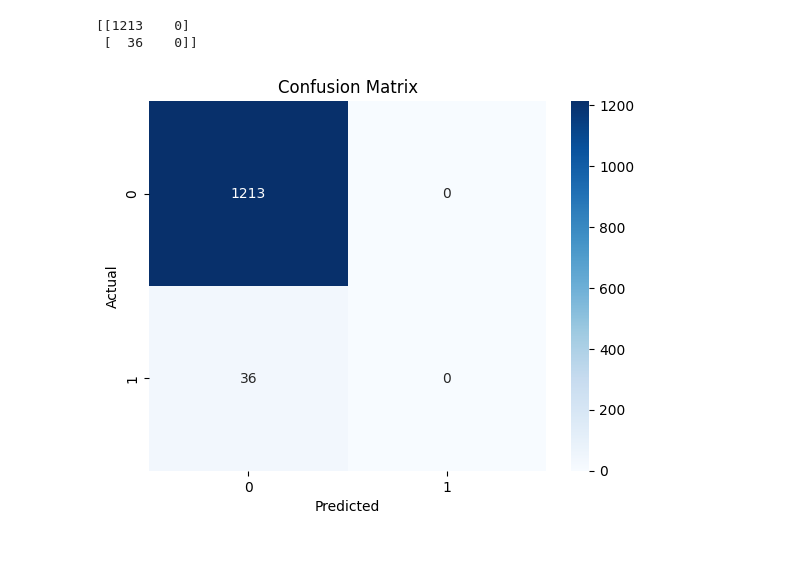
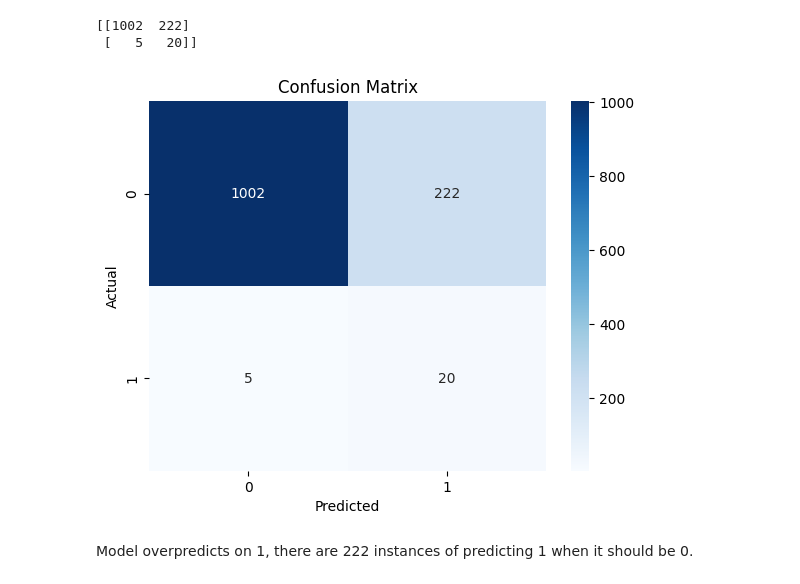
Before and after one commit to blinares-cs/Machine_Learning_Forcasting_Nominations, a Jupyter notebook: Logistic Regression/LogRegDevelopment.ipynb, the cells around one changed output. Cells and saved outputs as stored; diff of their text form; code cells hidden in the pictures; blank space fills up the shorter version.

```diff
--- a/Logistic Regression/LogRegDevelopment.ipynb
+++ b/Logistic Regression/LogRegDevelopment.ipynb
@@ -21,7 +36,12 @@ X_val = val_df.iloc[:, 1:]
 y_test = test_df.iloc[:, 0]
 X_test = test_df.iloc[:, 1:]
 # %%
+# only ~ 2.4% nominated, so label 1 is minority
+print(y_train.value_counts())
+
 model = LogisticRegression(
+    class_weight="balanced", # gives more importance to class 1, best pic nominated (minority class)
+                            # penalizes mistakes on class 1 more heavily, ensure model does not just "predict 0 every time"
     max_iter=1000,
-    solver="lbfgs"
-)
+    solver="lbfgs",
+    C=100)
@@ -58,18 +90,21 @@ weighted avg       0.94      0.97      0.96      1249
 # %%
 # Confusion matrix format:
 # [[TN, FP],
 # [FN, TP]]
 
-cm = confusion_matrix(y_test, test_pred)
+cm = confusion_matrix(y_val, val_pred)
 print(cm)
 
 
+# make plot to visualize confusion matrix
 sns.heatmap(cm, annot=True, fmt="d", cmap="Blues")
 plt.xlabel("Predicted")
 plt.ylabel("Actual")
 plt.title("Confusion Matrix")
 plt.show()
 # %% [output]
-[[1213    0]
- [  36    0]]
+[[1002  222]
+ [   5   20]]
-[figure, old version]
+[figure, new version]
+# %% [markdown]
+Model overpredicts on 1, there are 222 instances of predicting 1 when it should be 0.
```
Also changed, not shown: parts of 33 cells of this notebook, 7 other files.
